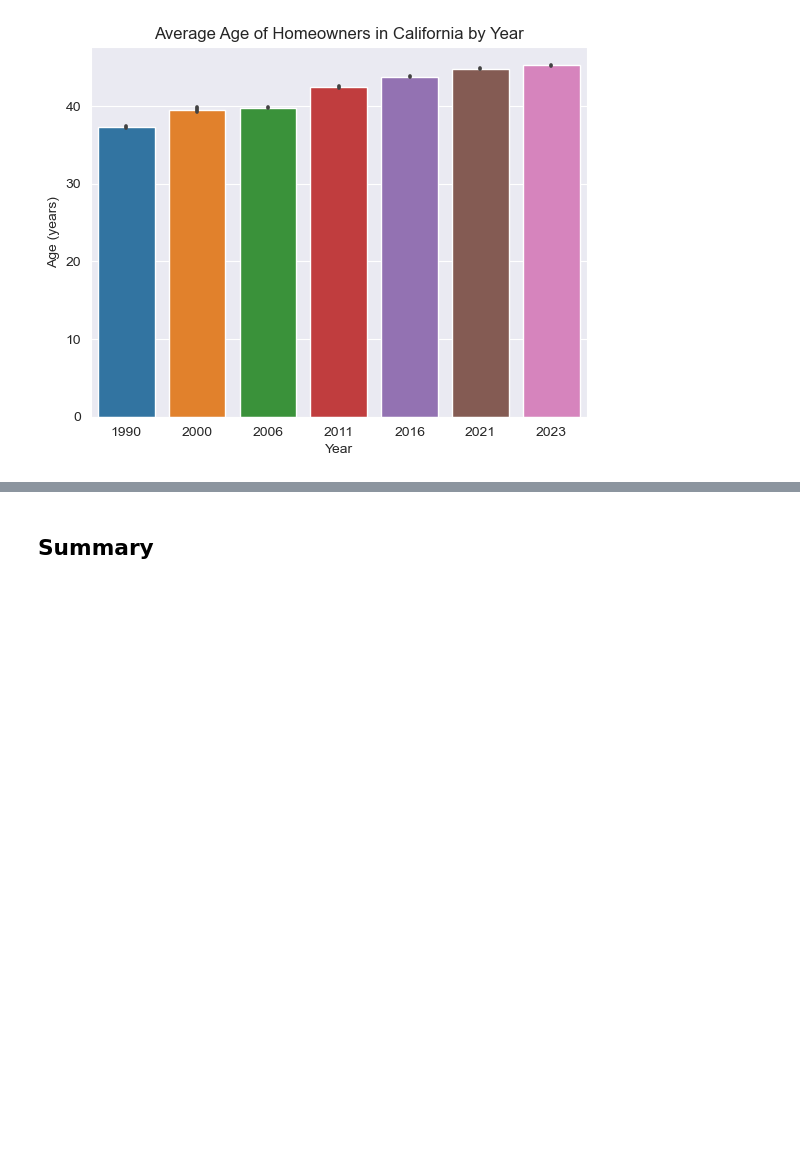
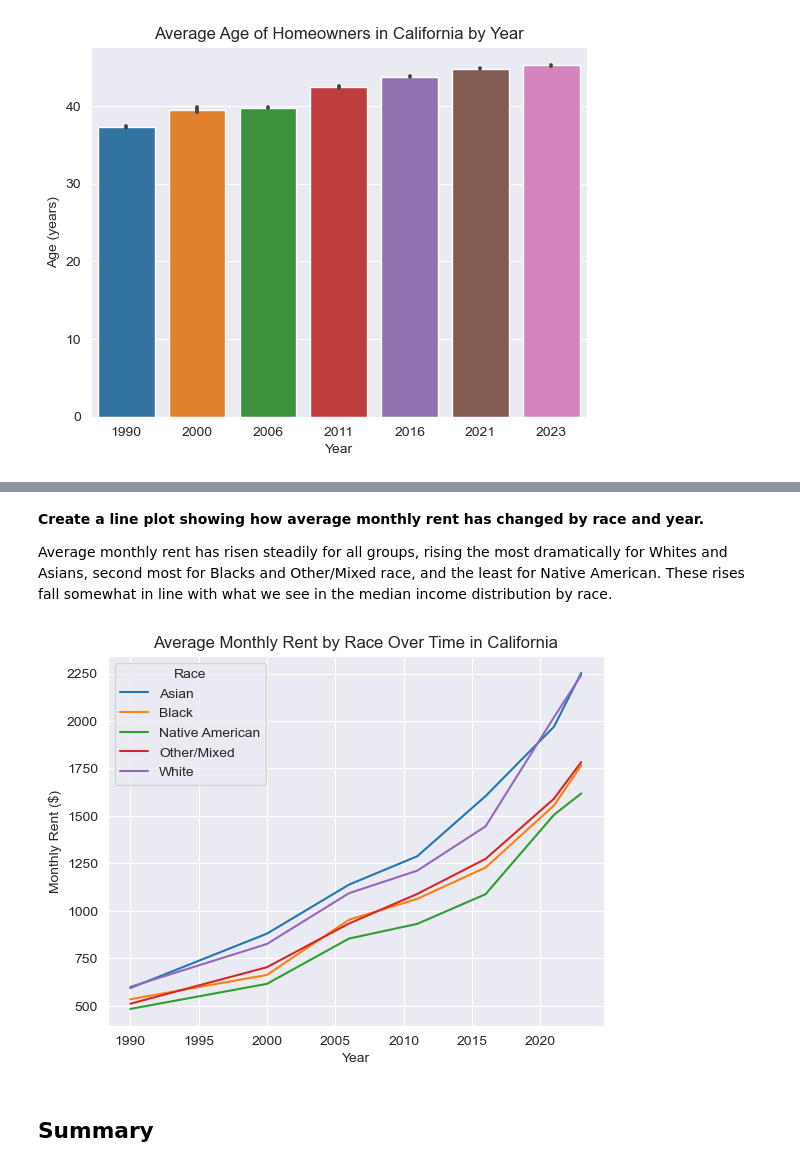
Before and after one commit to dpc43/Data271Project, a Jupyter notebook: Final_Project_Main_HC.ipynb, the cells around one changed output, grey strips where cells are left out. Drawn from its saved outputs; the diff is of its cells as text; code cells hidden in the pictures; blank space fills up the shorter version.

```diff
--- a/Final_Project_Main_HC.ipynb
+++ b/Final_Project_Main_HC.ipynb
@@ -1087,0 +1128,4 @@ plt.show()
+# %%
+hh_income_and_rent_data['race_desc'] = hh_income_and_rent_data['race'].map({1:'White', 2:'Black', 3:'Native American',
+                                                                            4:'Asian', 5:'Asian', 6: 'Asian', 7:'Other/Mixed',
+                                                                            8:'Other/Mixed', 9:'Other/Mixed'})
@@ -1087,0 +1134,3 @@ plt.show()
+# %%
+race_rent_data = pd.DataFrame(hh_income_and_rent_data.groupby(['year','race_desc'])['rent'].mean()).reset_index()
+race_rent_data.head()
@@ -1088,2 +1144,17 @@ plt.show()
+# %% [markdown]
+**Create a line plot showing how average monthly rent has changed by race and year.**
+
+Average monthly rent has risen steadily for all groups, rising the most dramatically for Whites and Asians, second most for Blacks and Other/Mixed race, and the least for Native American. These rises fall somewhat in line with what we see in the median income distribution by race.
+# %%
+sns.lineplot(data=race_rent_data, x='year', y='rent', hue='race_desc')
+
+plt.xlabel("Year")
+plt.ylabel("Monthly Rent ($)")
+plt.legend(title='Race')
+plt.title("Average Monthly Rent by Race Over Time in California")
+
+plt.show()
+# %% [output]
+[figure, added]
 # %% [markdown]
 ## Summary
```
Also changed, not shown: parts of 9 cells of this notebook.
